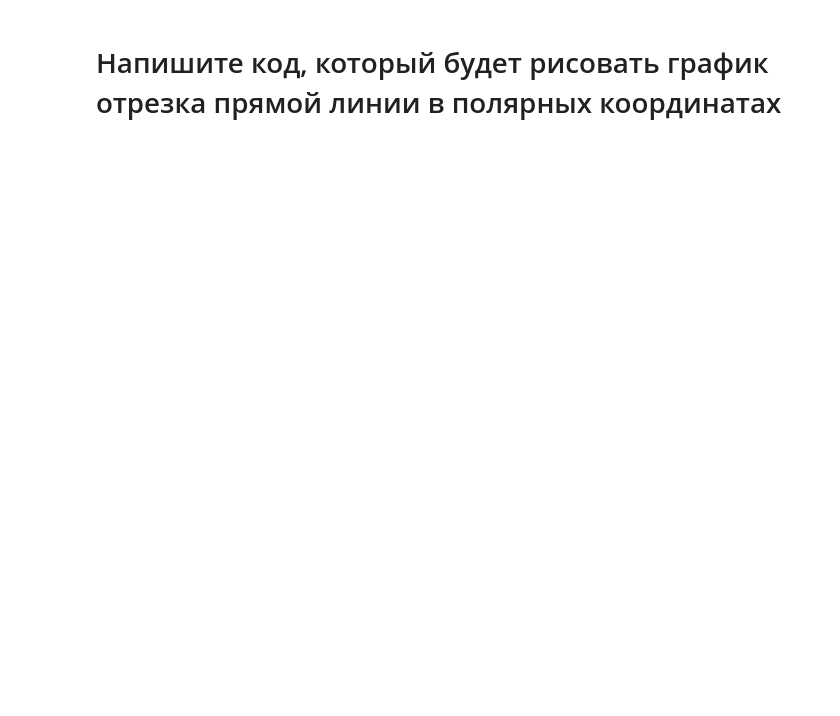
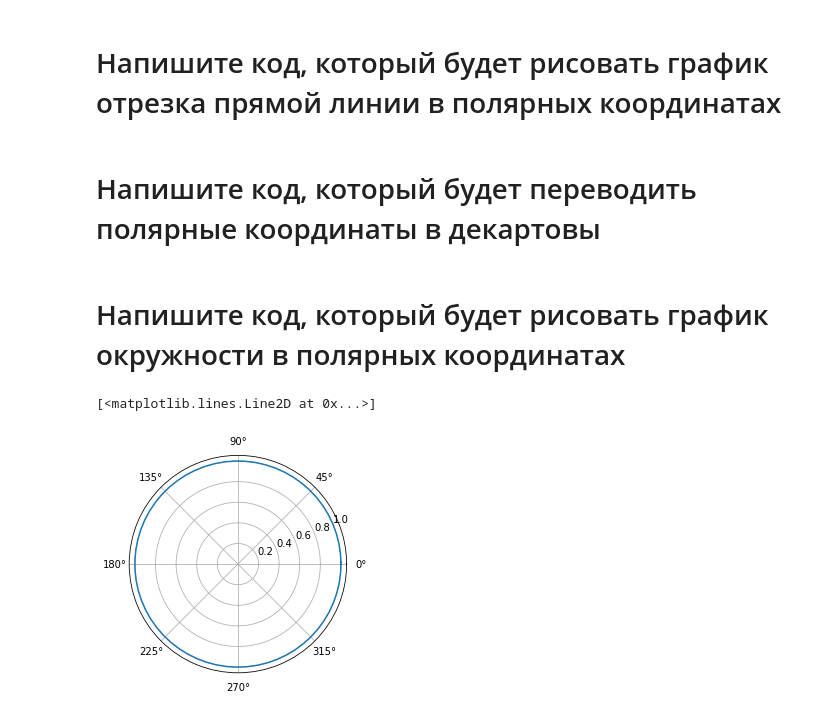
Before and after one commit to Nafanjia/Elementary_algebra, a Jupyter notebook: Lesson3.ipynb, the cells around one changed output. Cells and saved outputs as stored; diff of their text form; code cells hidden in the pictures; blank space fills up the shorter version.

```diff
--- a/Lesson3.ipynb
+++ b/Lesson3.ipynb
@@ -190,2 +190,4 @@ plt.plot(x, 1 *np.cos(x - 0) + 20)
 # %% [markdown]
 # Напишите код, который будет рисовать график отрезка прямой линии в полярных координатах
+# %% [markdown]
+# Напишите код, который будет переводить полярные координаты в декартовы
@@ -191,0 +199,13 @@ plt.plot(x, 1 *np.cos(x - 0) + 20)
+# %% [markdown]
+# Напишите код, который будет рисовать график окружности в полярных координатах
+# %%
+x = np.arange(0, 6.4, 0.1)
+y = []
+i = 1
+while i <= len(x):
+    y.append(1)
+    i = i + 1
+plt.polar(x, y)
+# %% [output]
+[<matplotlib.lines.Line2D at 0x...>]
+[figure, added]
```
Also changed, not shown: parts of 16 cells of this notebook.
